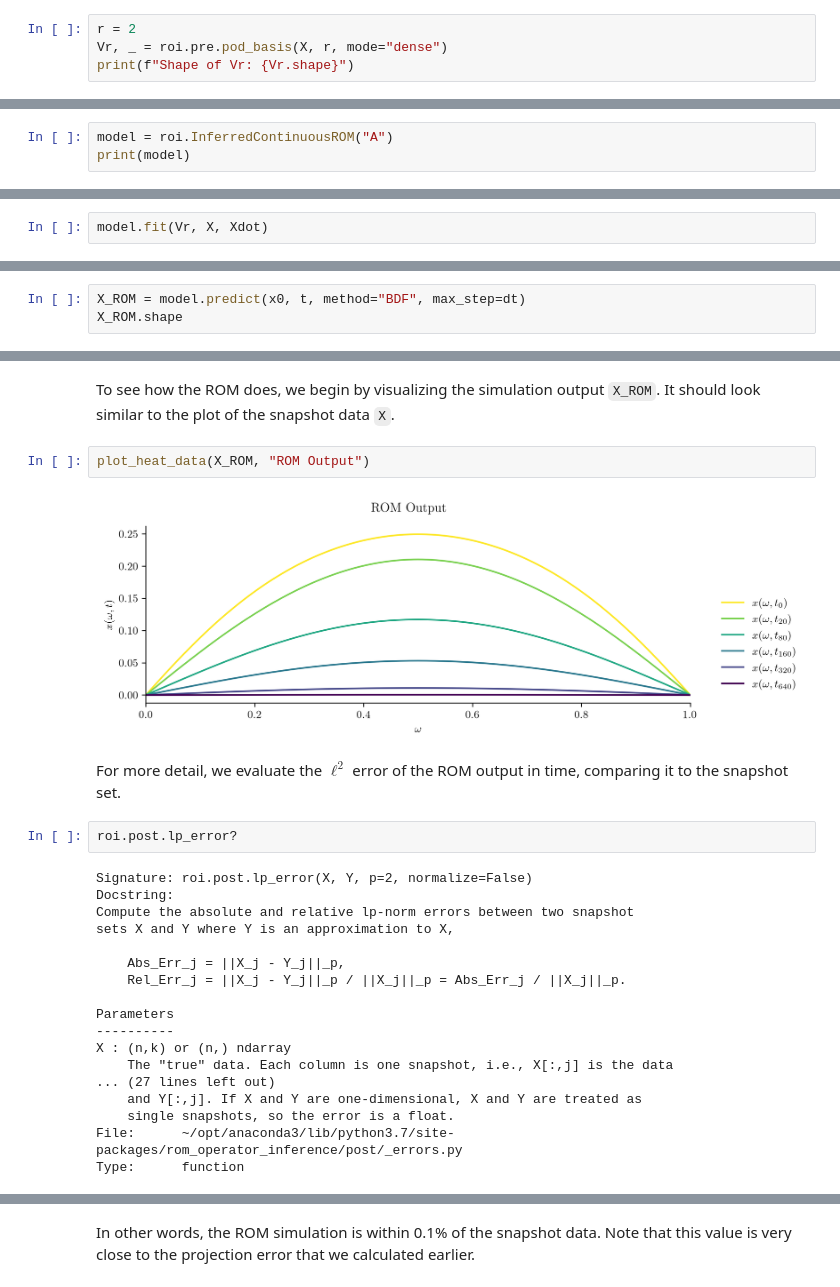
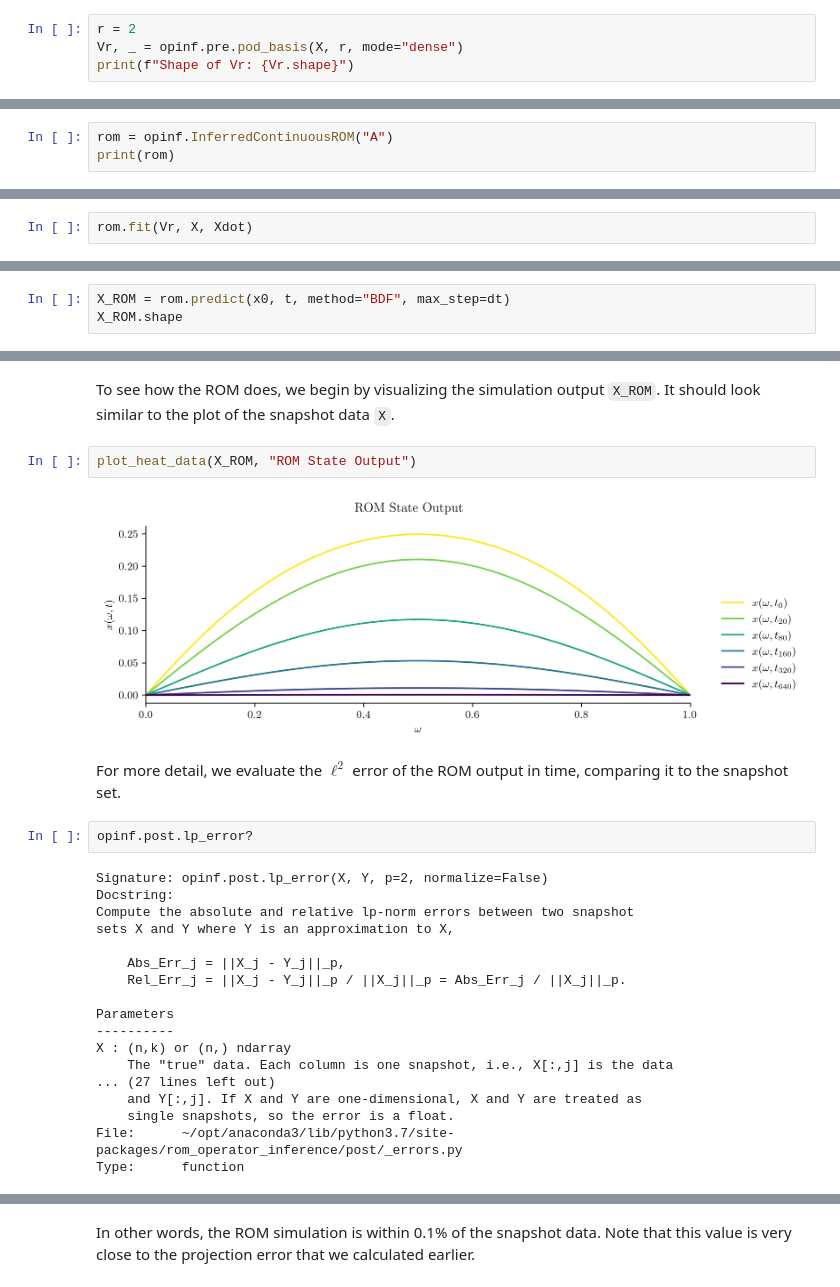
Before and after one commit to Willcox-Research-Group/rom-operator-inference-Python3, a Jupyter notebook: examples/tutorial.ipynb, the cells around one changed output, grey strips where cells are left out. Drawn from its saved outputs; the diff is of its cells as text.

```diff
--- a/examples/tutorial.ipynb
+++ b/examples/tutorial.ipynb
@@ -325,7 +348,7 @@ File:      ~/opt/anaconda3/lib/python3.7/site-packages/rom_operator_inference/pr
 Type:      function
 # %%
 r = 2
-Vr, _ = roi.pre.pod_basis(X, r, mode="dense")
+Vr, _ = opinf.pre.pod_basis(X, r, mode="dense")
 print(f"Shape of Vr: {Vr.shape}")
 # %% [output]
 Shape of Vr: (127, 2)
@@ -455,6 +478,6 @@ Beware that with cubic terms ($G$), the data matrix starts to get very large.
 # %%
-model = roi.InferredContinuousROM("A")
-print(model)
+rom = opinf.InferredContinuousROM("A")
+print(rom)
 # %% [output]
 Reduced-order model structure: dx / dt = Ax(t)
 # %% [markdown]
@@ -492,7 +520,7 @@ self
 File:      ~/opt/anaconda3/lib/python3.7/site-packages/rom_operator_inference/_core/_inferred.py
 Type:      method
 # %%
-model.fit(Vr, X, Xdot)
+rom.fit(Vr, X, Xdot)
 # %% [output]
 <rom_operator_inference._core._inferred.InferredContinuousROM at 0x...>
 # %% [markdown]
@@ -540,7 +568,7 @@ t : (nt,) ndarray
 File:      ~/opt/anaconda3/lib/python3.7/site-packages/rom_operator_inference/_core/_base.py
 Type:      method
 # %%
-X_ROM = model.predict(x0, t, method="BDF", max_step=dt)
+X_ROM = rom.predict(x0, t, method="BDF", max_step=dt)
 X_ROM.shape
 # %% [output]
 (127, 1001)
@@ -581,15 +609,15 @@ Type:      method
 To see how the ROM does, we begin by visualizing the simulation output `X_ROM`.
 It should look similar to the plot of the snapshot data `X`.
 # %%
-plot_heat_data(X_ROM, "ROM Output")
+plot_heat_data(X_ROM, "ROM State Output")
 # %% [output]
-[figure, old version]
+[figure, new version]
 # %% [markdown]
 For more detail, we evaluate the $\ell^2$ error of the ROM output in time, comparing it to the snapshot set.
 # %%
-roi.post.lp_error?
+opinf.post.lp_error?
 # %% [output]
-Signature: roi.post.lp_error(X, Y, p=2, normalize=False)
+Signature: opinf.post.lp_error(X, Y, p=2, normalize=False)
 Docstring:
 Compute the absolute and relative lp-norm errors between two snapshot
 sets X and Y where Y is an approximation to X,
```
Also changed, not shown: parts of 39 cells of this notebook, 45 other files.
